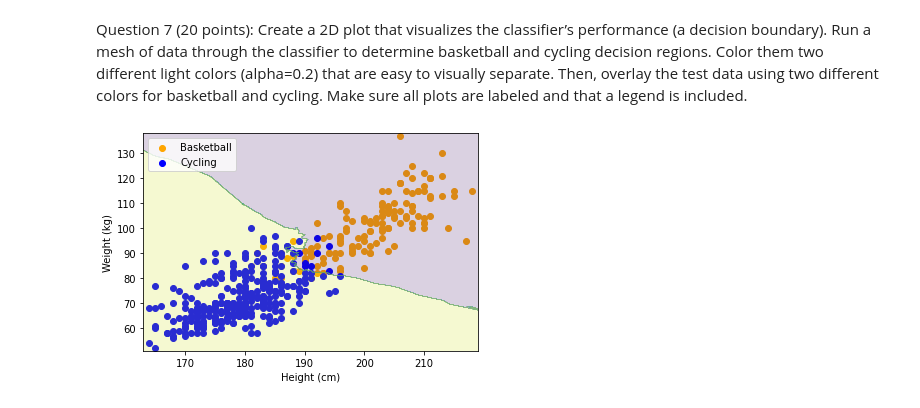
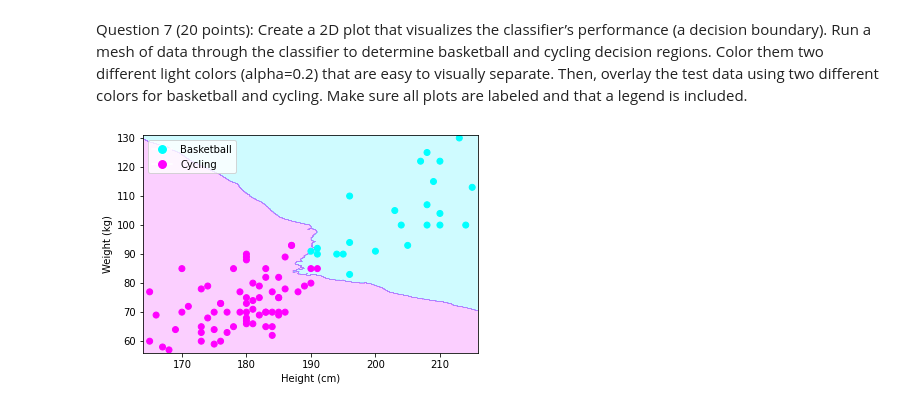
Before and after one commit to sarhuang/cosc425, a Jupyter notebook: Lab2/lab2.ipynb, the cells around one changed output. Saved outputs shown, nothing was run; the diff lists cells and outputs as text; code cells hidden in the pictures.

```diff
--- a/Lab2/lab2.ipynb
+++ b/Lab2/lab2.ipynb
@@ -157,22 +157,24 @@ cycling decision regions. Color them two different light colors (alpha=0.2) that
 visually separate. Then, overlay the test data using two different colors for basketball and
 cycling. Make sure all plots are labeled and that a legend is included.
 # %%
-x_min = np.min(X[:,0]) - 1
-x_max = np.max(X[:,0]) + 1
-y_min = np.min(X[:,1]) - 1
-y_max = np.max(X[:,1]) + 1
+x_min = X_test[:, 0].min() - 1
+x_max = X_test[:, 0].max() + 1
+y_min  = X_test[:, 1].min() - 1
+y_max = X_test[:, 1].max() + 1
 xx, yy = np.meshgrid(np.arange(x_min, x_max, 0.1), np.arange(y_min, y_max, 0.1))
 
 new_X = np.c_[xx.ravel(), yy.ravel()]
 new_y = clf.predict(new_X)
 zz = new_y.reshape(xx.shape)
 
-plt.scatter(basketball_data["height (cm)"], basketball_data["weight (kg)"], c='orange')
-plt.scatter(cycling_data["height (cm)"], cycling_data["weight (kg)"], c='blue')
-plt.legend(labels = ["Basketball", "Cycling"])
-plt.contourf(xx, yy, zz, alpha=0.2)
+plt.contourf(xx, yy, zz, alpha=0.2, cmap="cool")
+plt.scatter(X_test[:,0], X_test[:,1], c=y_test, cmap='cool')
+#https://matplotlib.org/stable/api/_as_gen/matplotlib.lines.Line2D.html
+handles = [plt.Line2D([0], [0], marker='o', color='w', label='Basketball', markersize=10, markerfacecolor='cyan'),
+           plt.Line2D([0], [0], marker='o', color='w', label='Cycling', markersize=10, markerfacecolor='magenta')]
+plt.legend(handles=handles)
 plt.xlabel("Height (cm)")
 plt.ylabel("Weight (kg)")
 plt.show()
 # %% [output]
-[figure, old version]
+[figure, new version]
```
